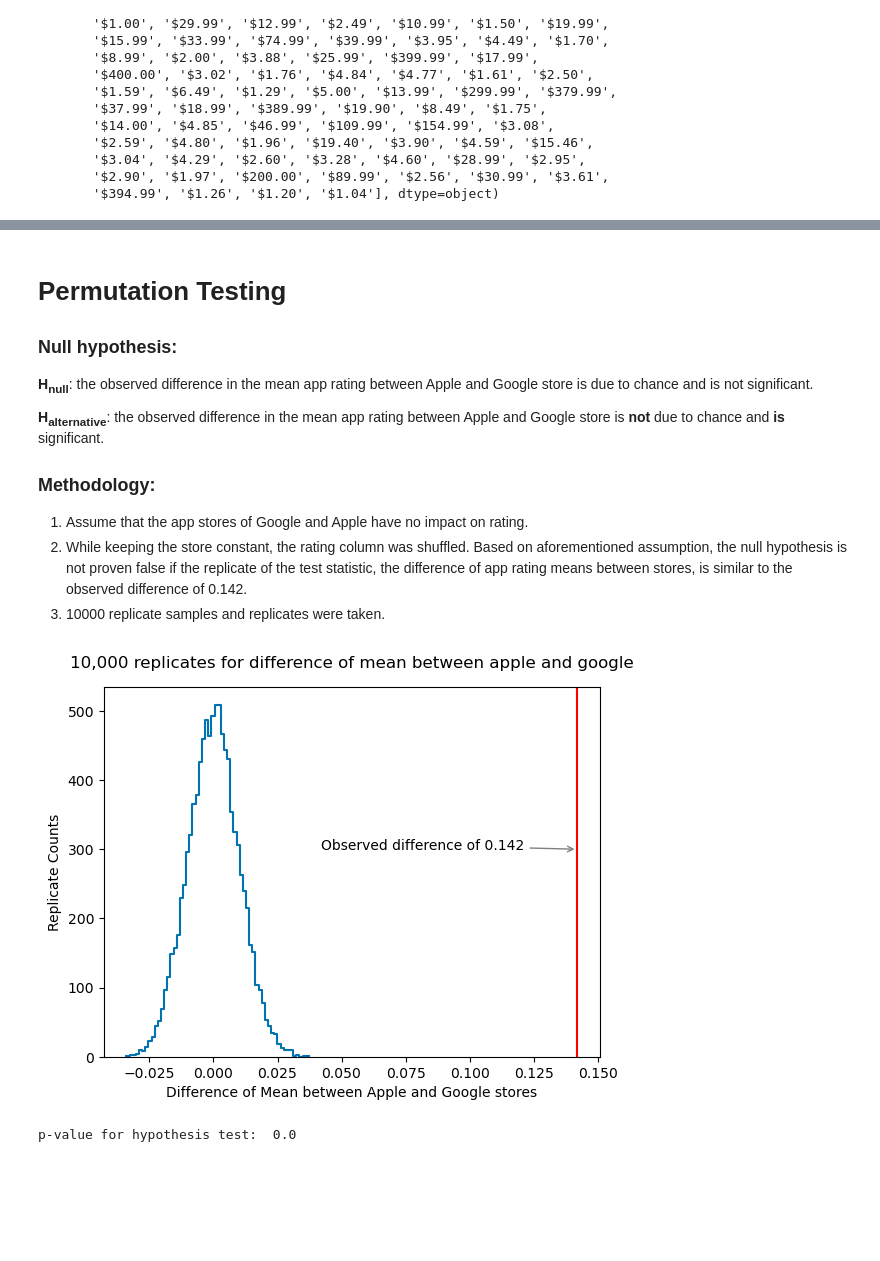
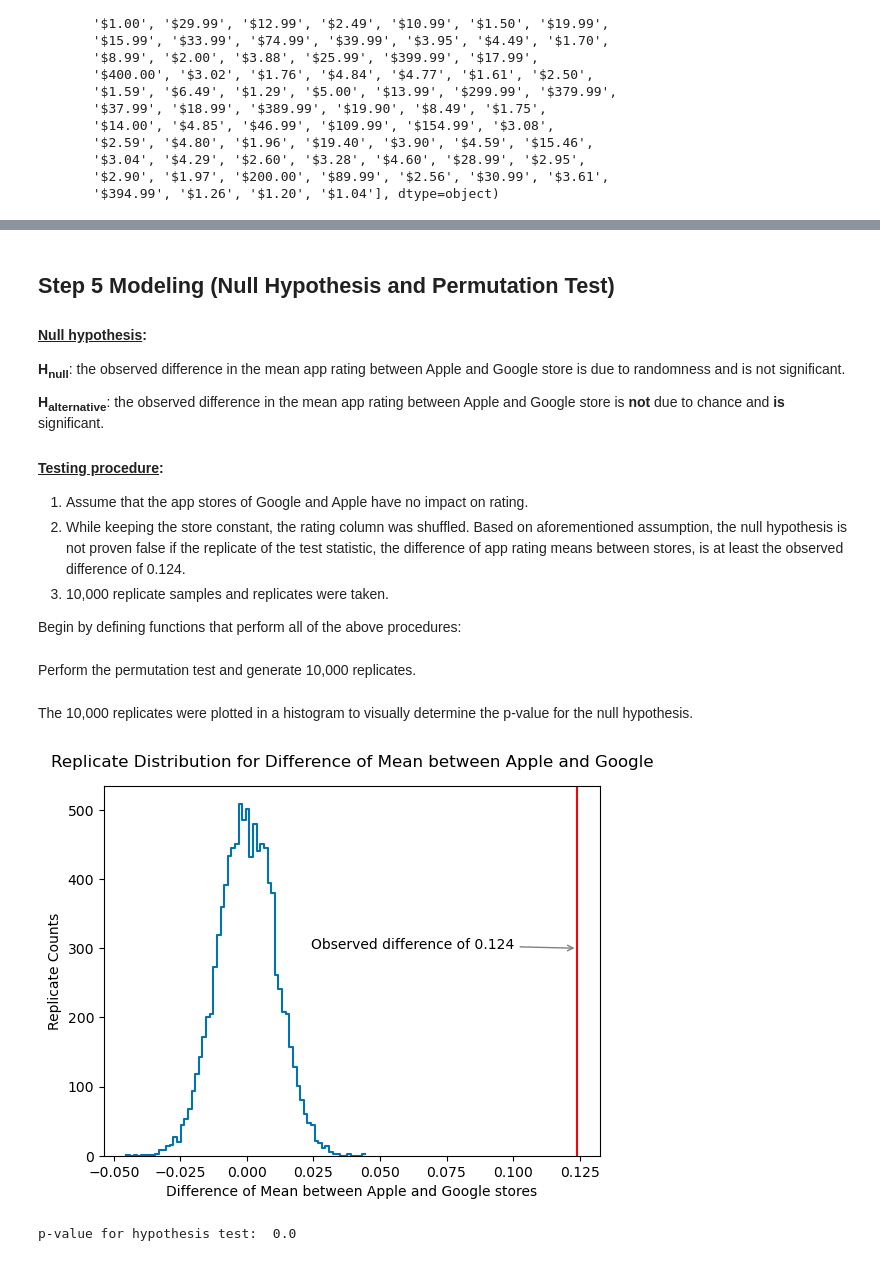
Before and after one commit to andrewyewcy/portfolio, a Jupyter notebook: App Store Case Study/App Store Case Study - Permutation Test.ipynb, the cells around one changed output, grey strips where cells are left out. Cells and saved outputs as stored; diff of their text form; code cells hidden in the pictures; blank space fills up the shorter version.

```diff
--- a/App Store Case Study/App Store Case Study - Permutation Test.ipynb
+++ b/App Store Case Study/App Store Case Study - Permutation Test.ipynb
@@ -346,4 +265,0 @@ memory usage: 1.0+ MB
-# %%
-print("Before dropping apps with 0 reviews",app_df.shape)
-app_df = app_df[app_df.reviews != 0]
-print("After dropping apps with 0 reviews",app_df.shape)
@@ -353,2 +265,0 @@ After dropping apps with 0 reviews (15634, 7)
-# %%
-app_df.reset_index(inplace = True)
@@ -444,17 +353,19 @@ Google:  NormaltestResult(statistic=3678.6157187516856, pvalue=0.0)
 The p-value of 0 from both tests confirms the visual observation that app ratings are not normally distributed
 # %% [markdown]
-# Permutation Testing
+## Step 5 Modeling (Null Hypothesis and Permutation Test)
 
-### Null hypothesis:
+#### <u>Null hypothesis</u>:
 
-**H<sub>null</sub>**: the observed difference in the mean app rating between Apple and Google store is due to chance and is not significant.
+**H<sub>null</sub>**: the observed difference in the mean app rating between Apple and Google store is due to randomness and is not significant.
 
 **H<sub>alternative</sub>**: the observed difference in the mean app rating between Apple and Google store is **not** due to chance and **is** significant.
 
-### Methodology:
+#### <u>Testing procedure</u>:
 1. Assume that the app stores of Google and Apple have no impact on rating.
-2. While keeping the store constant, the rating column was shuffled. Based on aforementioned assumption, the null hypothesis is not proven false if the replicate of the test statistic, the difference of app rating means between stores, is similar to the observed difference of 0.142.
-3. 10000 replicate samples and replicates were taken.
+2. While keeping the store constant, the rating column was shuffled. Based on aforementioned assumption, the null hypothesis is not proven false if the replicate of the test statistic, the difference of app rating means between stores, is at least the observed difference of 0.124.
+3. 10,000 replicate samples and replicates were taken.
+
+Begin by defining functions that perform all of the above procedures:
 # %%
 def diff_of_mean(data1, data2, func = np.mean):
     """ Test statistic for difference of means"""
@@ -475,7 +386,7 @@ def permutation_sample(data1, data2):
 
     return perm_sample_1, perm_sample_2
 
-def draw_perm_reps(data_1, data_2, func, size =1):
+def draw_permutation_replicates(data_1, data_2, func, size =1):
     """Generate multiple permutation replicates."""
 
     # Initialize array of replicates: perm_replicates
@@ -489,31 +400,36 @@ def draw_perm_reps(data_1, data_2, func, size =1):
         perm_replicates[i] = func(perm_sample_1,perm_sample_2)
 
     return perm_replicates
+# %% [markdown]
+Perform the permutation test and generate 10,000 replicates.
 # %%
 apple = app_df.rating[app_df.store == 'apple']
 google = app_df.rating[app_df.store == 'google']
 
-permutation_replicates = draw_perm_reps(apple, google, diff_of_mean,10000)
+permutation_replicates = draw_permutation_replicates(apple, google, diff_of_mean,10000)
+# %% [markdown]
+The 10,000 replicates were plotted in a histogram to visually determine the p-value for the null hypothesis.
 # %%
-sns.set_style()
-sns.set_palette('colorblind')
-
 _ = sns.histplot(data = permutation_replicates,
                 element = 'step',
                 fill = False)
 
 _ = plt.axvline(diff_of_mean(apple,google), color='r')
-plt.title("10,000 replicates for difference of mean between apple and google", y =1.03)
+plt.title("Replicate Distribution for Difference of Mean between Apple and Google", y =1.03)
 plt.xlabel("Difference of Mean between Apple and Google stores")
 plt.ylabel("Replicate Counts")
 
-plt.annotate("Observed difference of 0.142", xy = (diff_of_mean(apple,google),300),
+plt.annotate("Observed difference of 0.124", xy = (diff_of_mean(apple,google),300),
 xytext = (diff_of_mean(apple,google)-0.10,300),
 arrowprops = {"arrowstyle":"->", "color":"gray"})
 
+plt.savefig('Replicate Distribution for Difference of Mean between Apple and Google.png',
+            dpi = 300,
+            format = 'png')
+
 plt.show()
 # %% [output]
-[figure, old version]
+[figure, new version]
 # %%
 p_value = np.sum(permutation_replicates[permutation_replicates > diff_of_mean(apple, google)])/len(permutation_replicates)
 print('p-value for hypothesis test: ',p_value)
```
Also changed, not shown: parts of 68 cells of this notebook, 8 other files.
